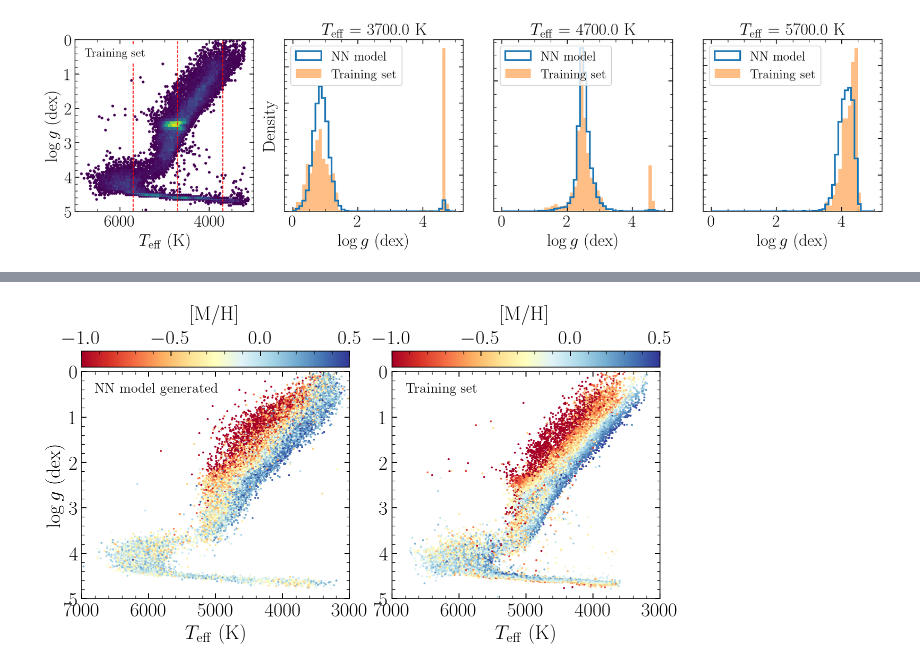
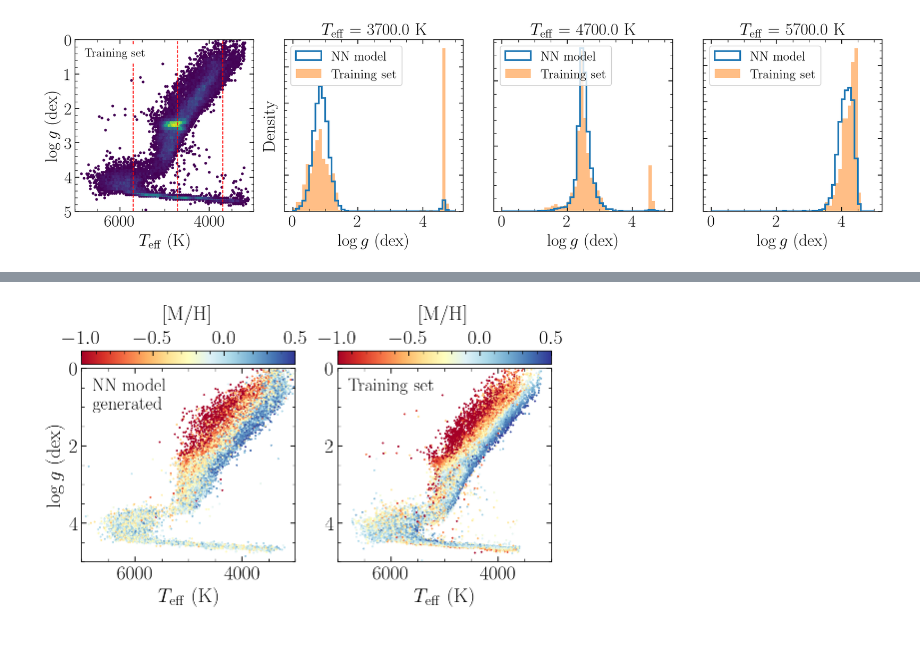
Before and after one commit to henrysky/stars_foundation_diffusion, a Jupyter notebook: Inference.ipynb, the cells around one changed output, grey strips where cells are left out. Drawn from its saved outputs; the diff is of its cells as text; code cells hidden in the pictures.

```diff
--- a/Inference.ipynb
+++ b/Inference.ipynb
@@ -544,6 +546,6 @@ fig.savefig("figs/teff_accurancy.pdf")
 # %%
-fig, (ax1, ax2) = plt.subplots(1, 2, figsize=(9.0, 5.0))
-num_m_h = 5000
+fig, (ax1, ax2) = plt.subplots(1, 2, figsize=(7.5, 4.5))
+num_m_h = 500
 conditional_m_h = nn_model.predict_samples(
     inputs=[-9999.99], input_tokens=[0], request_tokens=["m_h"], size=num_m_h
 )[:, 0]
@@ -552,7 +554,7 @@ for i in range(num_m_h):
         inputs=[conditional_m_h[i]],
         input_tokens=["m_h"],
         request_tokens=["logg"],
-        size=8,
+        size=80,
     )[:, 0]
     teff = nn_model.predict_samples(
         inputs=np.column_stack([[conditional_m_h[i]] * len(logg), logg]),
@@ -578,40 +580,40 @@ ax1.set_ylabel("$\\log g$ (dex)")
 ax1.text(
     0.05,
     0.95,
-    "NN model generated",
+    "NN model\ngenerated",
     transform=ax1.transAxes,
-    fontsize=14,
+    fontsize=18,
     ha="left",
     va="top",
     backgroundcolor="white",
 )
 top_cbar(ax1, mappable, "[M/H]", labelpad=10)
 
 ax2.scatter(
     xp_apogee_testing["raw"]["teff"],
     xp_apogee_testing["raw"]["logg"],
     c=xp_apogee_testing["raw"]["m_h"],
     s=1,
     vmin=-1.0,
     vmax=0.5,
     cmap="RdYlBu",
     rasterized=True,
 )
 ax2.set_xlim(7000, 3000)
 ax2.set_ylim(5, 0)
 ax2.set_xlabel("$T_{\\rm eff}$ (K)")
 ax2.text(
     0.05,
     0.95,
     "Training set",
     transform=ax2.transAxes,
-    fontsize=14,
+    fontsize=18,
     ha="left",
     va="top",
     backgroundcolor="white",
 )
 top_cbar(ax2, mappable, "[M/H]", labelpad=10)
 fig.tight_layout()
 fig.savefig("figs/kiel_generated.pdf")
 # %% [output]
-[figure, old version]
+[figure, new version]
```
Also changed, not shown: parts of 4 cells of this notebook.
